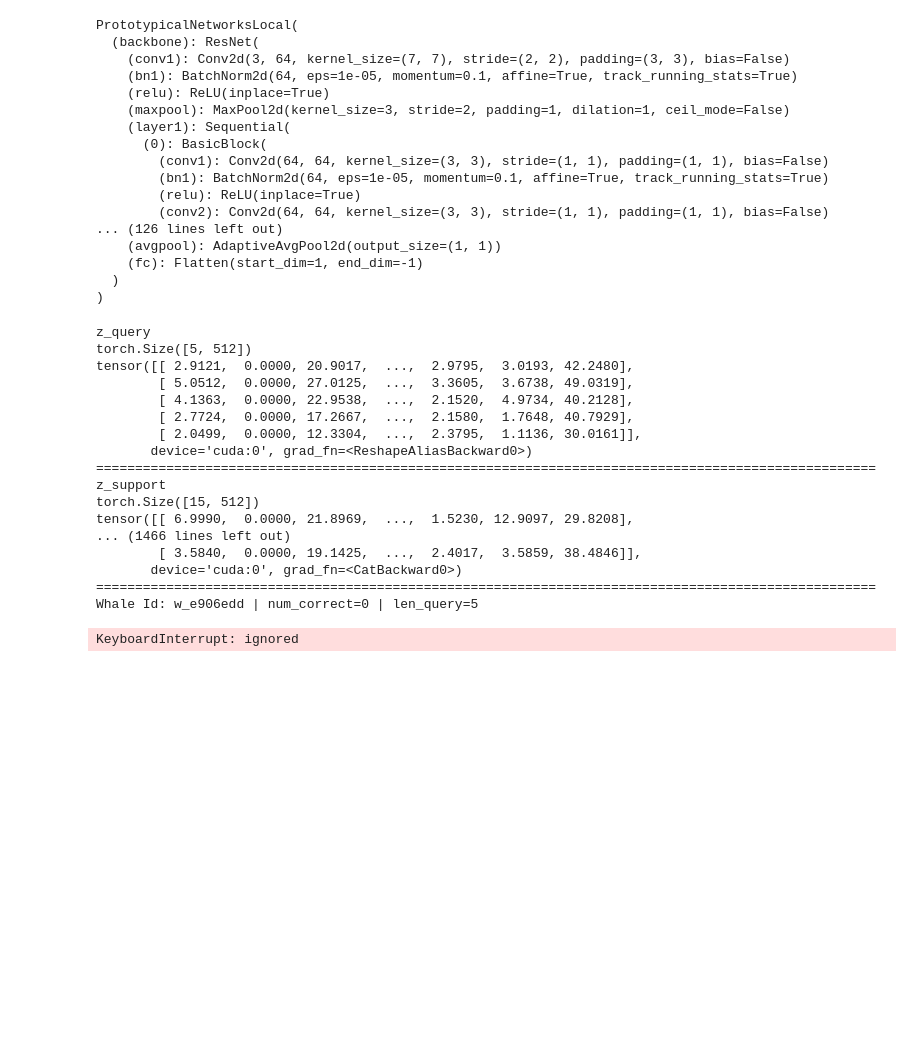
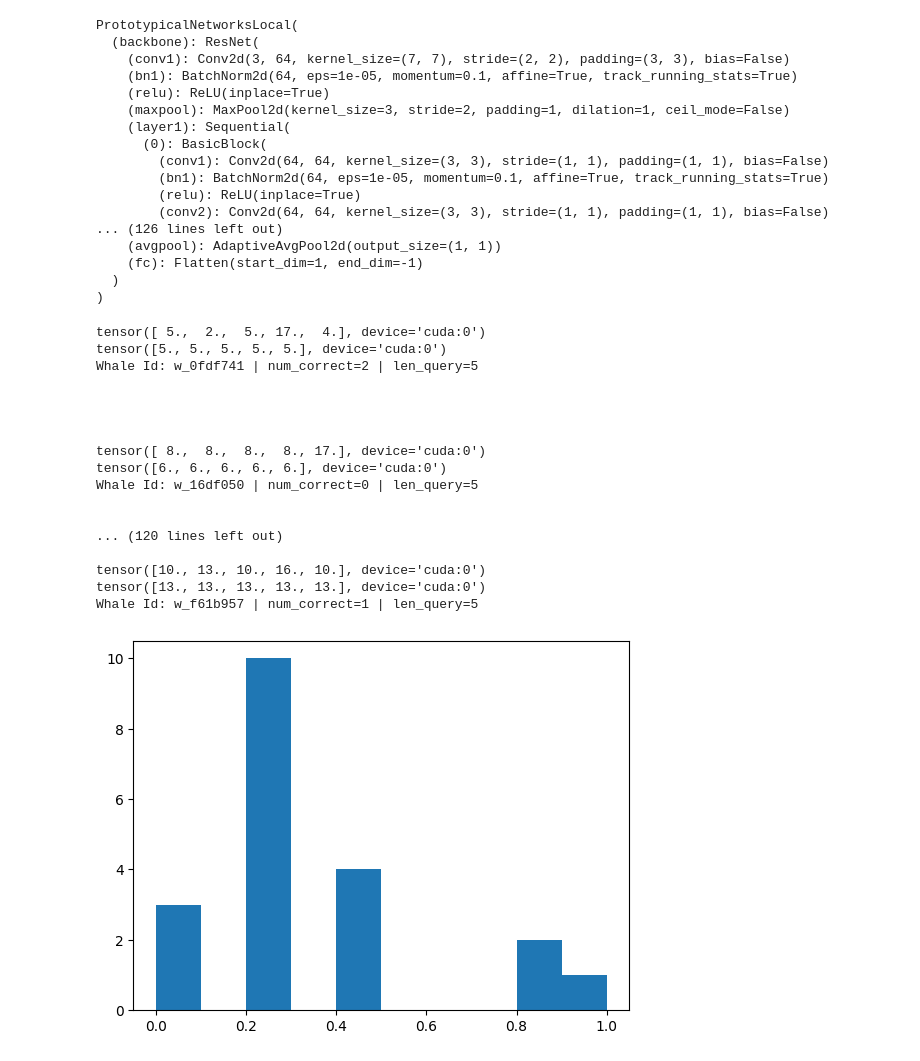
Before and after one commit to jwells52/creating-ai-enabled-systems, a Jupyter notebook: Research Project/notebooks/fsl_experiment2.ipynb, the cells around one changed output. Saved outputs shown, nothing was run; the diff lists cells and outputs as text; code cells hidden in the pictures; blank space fills up the shorter version.

```diff
--- a/Research Project/notebooks/fsl_experiment2.ipynb
+++ b/Research Project/notebooks/fsl_experiment2.ipynb
@@ -83,4 +86,4 @@ df = remove_new_whale_class(
 )
 
 
-# df = df[df['class_count'] > 8]
+df = df[df['class_count'] > 15]
@@ -122,9 +145,9 @@ class PrototypicalNetworksLocal(torch.nn.Module):
         scores = -dists
         return scores
 # %%
-cnn = resnet34(weights=True).to(device)
+cnn = resnet34().to(device)
 cnn.fc = torch.nn.Flatten()
 few_shot_classifier = PrototypicalNetworksLocal(cnn).to(device)
-# few_shot_classifier.load_state_dict(
-#   torch.load('/content/creating-ai-enabled-systems/Research Project/models/prototypical_network_resnet34_prod_last_epoch')()
-# )
+few_shot_classifier.load_state_dict(
+  torch.load('/content/drive/MyDrive/test_checkpoint')
+)
@@ -150,7 +175,7 @@ PrototypicalNetworksLocal(
 )
 # %%
 n_way   = 4
-n_shot  = 3
+n_shot  = 10
 n_query = 5
 # %%
 ####################################
@@ -212,29 +237,35 @@ for q_id, df_id in df.groupby('Id'):
   predictions = few_shot_classifier(support_set_images_tensor, support_set_labels_tensor, query_set_images_tensor).detach().data
   predicted_labels = support_set_labels_tensor[torch.max(predictions, 1)[1]]
 
-
-
+  print(predicted_labels)
+  print(query_set_labels_tensor)
   num_correct = (
     (predicted_labels == query_set_labels_tensor).sum().item()
   )
 
+  class_accs[q_id] = num_correct/n_query
+
   print(f'Whale Id: {q_id} | num_correct={num_correct} | len_query={n_query}')
+  print('\n\n\n')
 # %% [output]
-z_query
-torch.Size([5, 512])
-tensor([[ 2.9121,  0.0000, 20.9017,  ...,  2.9795,  3.0193, 42.2480],
-        [ 5.0512,  0.0000, 27.0125,  ...,  3.3605,  3.6738, 49.0319],
-        [ 4.1363,  0.0000, 22.9538,  ...,  2.1520,  4.9734, 40.2128],
-        [ 2.7724,  0.0000, 17.2667,  ...,  2.1580,  1.7648, 40.7929],
-        [ 2.0499,  0.0000, 12.3304,  ...,  2.3795,  1.1136, 30.0161]],
-       device='cuda:0', grad_fn=<ReshapeAliasBackward0>)
-====================================================================================================
-z_support
-torch.Size([15, 512])
-tensor([[ 6.9990,  0.0000, 21.8969,  ...,  1.5230, 12.9097, 29.8208],
-... (1466 lines left out)
-        [ 3.5840,  0.0000, 19.1425,  ...,  2.4017,  3.5859, 38.4846]],
-       device='cuda:0', grad_fn=<CatBackward0>)
-====================================================================================================
-Whale Id: w_e906edd | num_correct=0 | len_query=5
+tensor([ 5.,  2.,  5., 17.,  4.], device='cuda:0')
+tensor([5., 5., 5., 5., 5.], device='cuda:0')
+Whale Id: w_0fdf741 | num_correct=2 | len_query=5
+
+
+
+
+tensor([ 8.,  8.,  8.,  8., 17.], device='cuda:0')
+tensor([6., 6., 6., 6., 6.], device='cuda:0')
+Whale Id: w_16df050 | num_correct=0 | len_query=5
+
+
+... (120 lines left out)
+
+tensor([10., 13., 10., 16., 10.], device='cuda:0')
+tensor([13., 13., 13., 13., 13.], device='cuda:0')
+Whale Id: w_f61b957 | num_correct=1 | len_query=5
-KeyboardInterrupt: ignored
+# %%
+plt.hist(class_accs.values());
+# %% [output]
+[figure, added]
```
Also changed, not shown: parts of 4 cells of this notebook.
